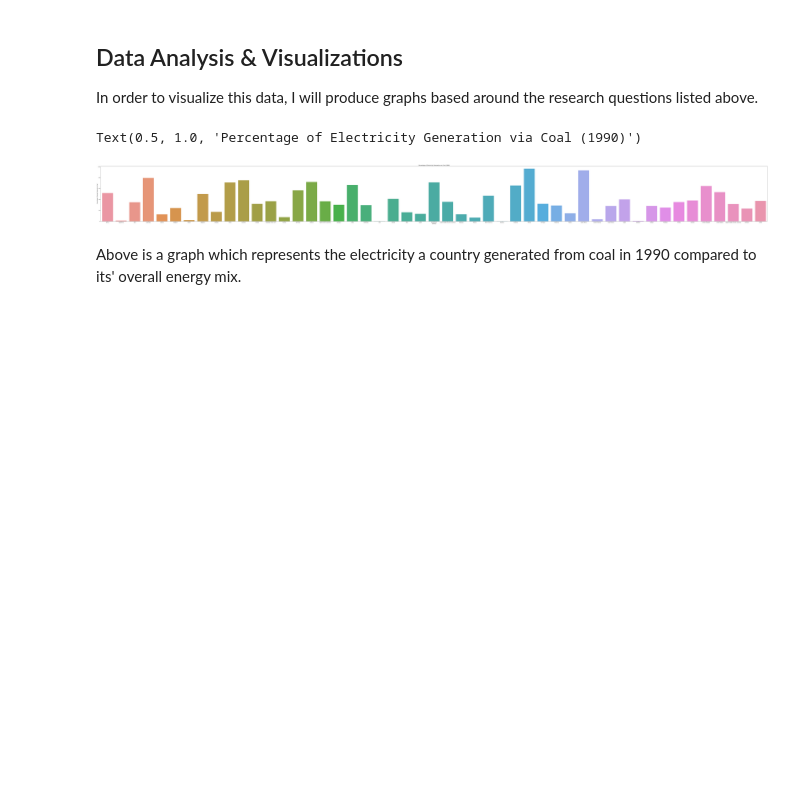
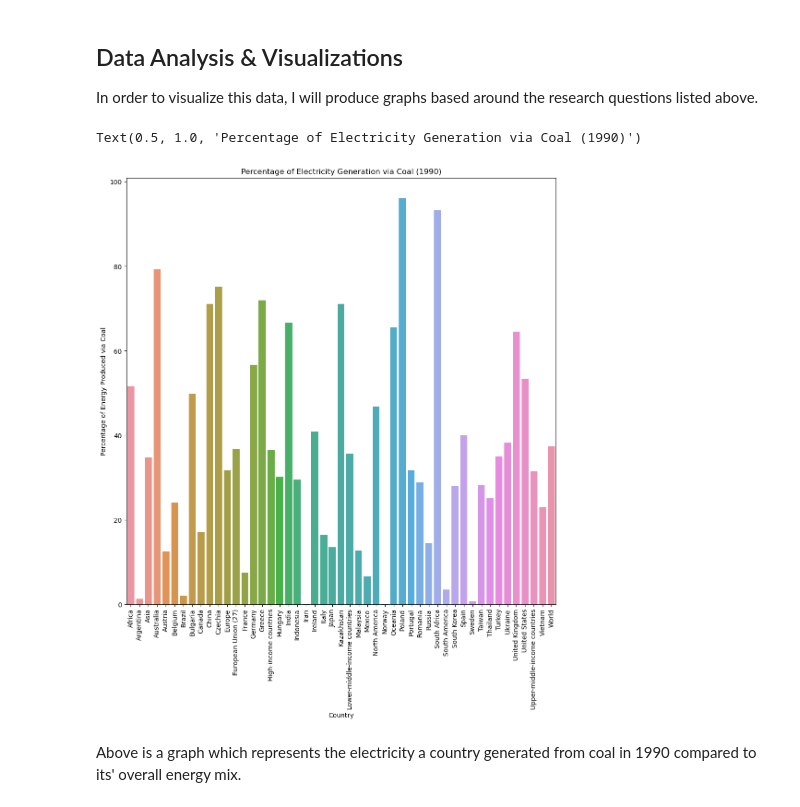
Before and after one commit to ubco-W2022T1-cosc301/project-group02, a Jupyter notebook: notebooks/analysis2.ipynb, the cells around one changed output. Drawn from its saved outputs; the diff is of its cells as text; code cells hidden in the pictures; blank space fills up the shorter version.

Commit message:
Abi made minor Adjustments to visualizations, making them more readable.

```diff
--- a/notebooks/analysis2.ipynb
+++ b/notebooks/analysis2.ipynb
@@ -116,14 +102,15 @@ cleaned_df_2018 = cleaned_df.loc[cleaned_df["year"] == 2018]
 ## Data Analysis & Visualizations
 In order to visualize this data, I will produce graphs based around the research questions listed above.
 # %%
-plt.figure(figsize=(120, 10))
+plt.figure(figsize=(12, 12))
 sns.barplot(x='country', y='coal_share_elec', data=cleaned_df_1990)
 plt.ylabel('Percentage of Energy Produced via Coal')
 plt.xlabel('Country')
+plt.xticks(rotation=90)
 plt.title('Percentage of Electricity Generation via Coal (1990)')
 # %% [output]
 Text(0.5, 1.0, 'Percentage of Electricity Generation via Coal (1990)')
-[figure, old version]
+[figure, new version]
 # %% [markdown]
 Above is a graph which represents the electricity a country generated from coal in 1990 compared to its' overall energy mix.
 # %%
```
Also changed, not shown: parts of 6 cells of this notebook.
